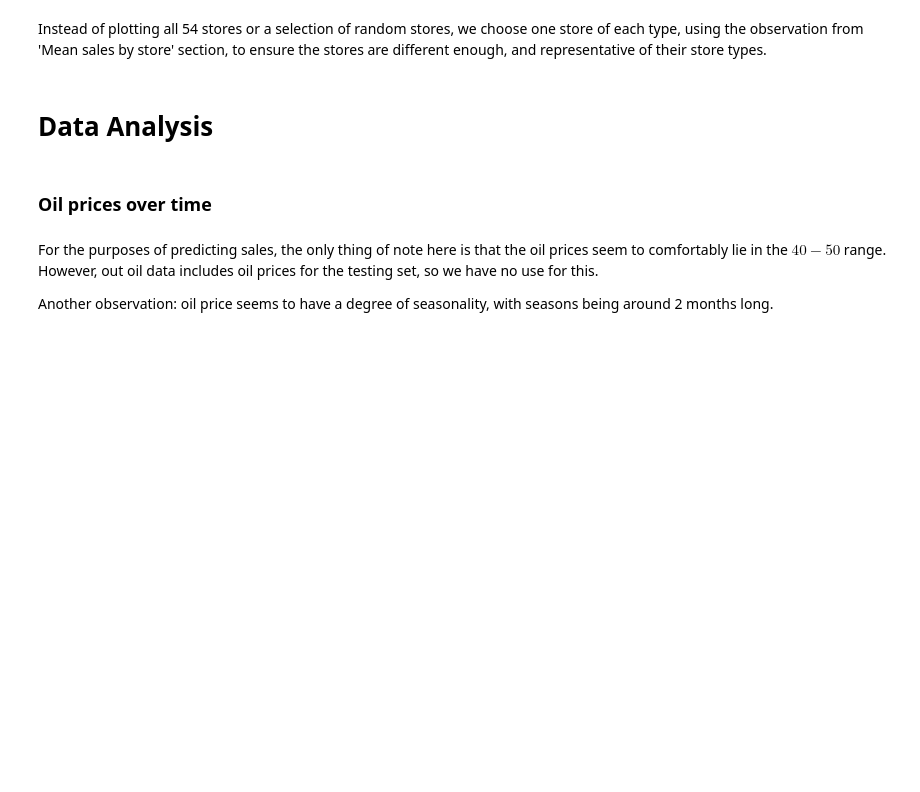
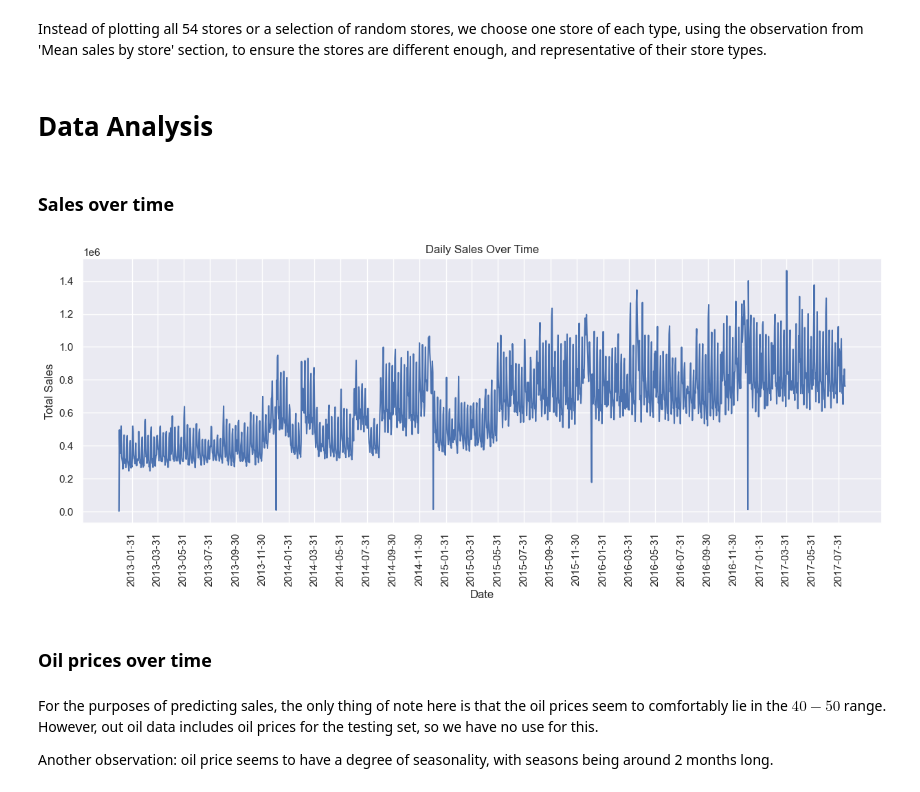
Before and after one commit to arielxinsu/Erdos_Grocery_Sales, a Jupyter notebook: Master/3. EDA.ipynb, the cells around one changed output. Cells and saved outputs as stored; diff of their text form; code cells hidden in the pictures; blank space fills up the shorter version.

```diff
--- a/Master/3. EDA.ipynb
+++ b/Master/3. EDA.ipynb
@@ -56,6 +62,12 @@ sample_stores_colors = ['m','orange','g','r','b']
 sample_stores_type = ['A', 'B', 'C', 'D', 'E']
 # %% [markdown]
 # Data Analysis
+# %% [markdown]
+### Sales over time
+# %%
+sales_over_time()
+# %% [output]
+[figure, added]
 # %% [markdown]
 ### Oil prices over time
 # %% [markdown]
```
Also changed, not shown: parts of 15 cells of this notebook, 1 other file.
